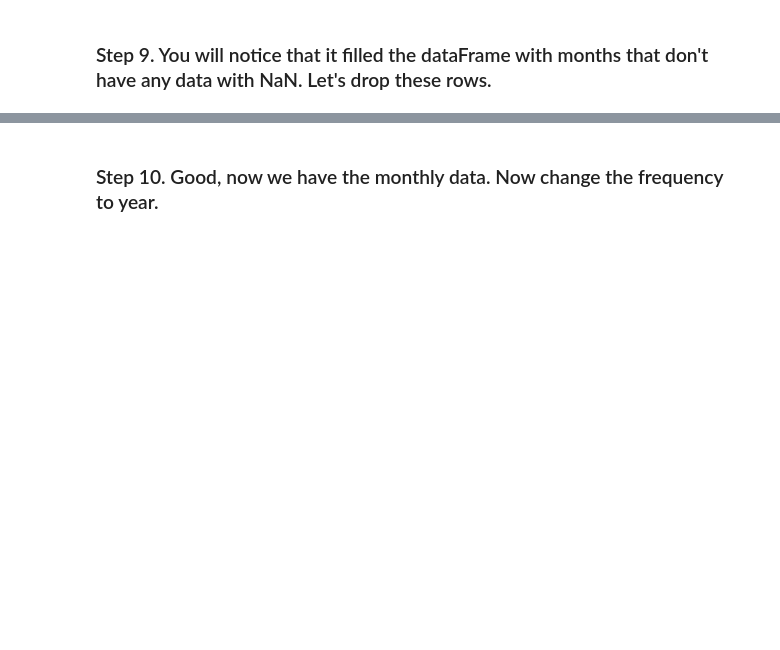
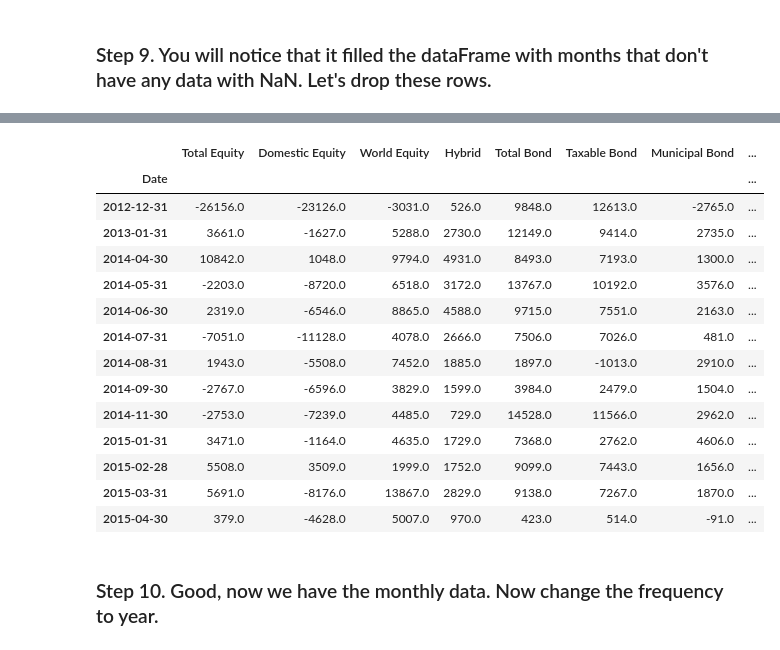
Before and after one commit to andy-j-block/pandas_exercises, a Jupyter notebook: 09_Time_Series/Investor_Flow_of_Funds_US/Exercises.ipynb, the cells around one changed output, grey strips where cells are left out. Drawn from its saved outputs; the diff is of its cells as text; code cells hidden in the pictures; blank space fills up the shorter version.

```diff
--- a/09_Time_Series/Investor_Flow_of_Funds_US/Exercises.ipynb
+++ b/09_Time_Series/Investor_Flow_of_Funds_US/Exercises.ipynb
@@ -65,0 +131,3 @@ dtype('<M8[ns]')
+# %%
+monthly.replace({0:np.nan},inplace=True)
+monthly.head()
@@ -66,2 +142,21 @@ dtype('<M8[ns]')
+# %%
+monthly.dropna(inplace=True)
+monthly
+# %% [output]
+|  | Total Equity | Domestic Equity | World Equity | Hybrid | Total Bond | Taxable Bond | Municipal Bond | ... |
+| Date |  |  |  |  |  |  |  | ... |
+| 2012-12-31 | -26156.0 | -23126.0 | -3031.0 | 526.0 | 9848.0 | 12613.0 | -2765.0 | ... |
+| 2013-01-31 | 3661.0 | -1627.0 | 5288.0 | 2730.0 | 12149.0 | 9414.0 | 2735.0 | ... |
+| 2014-04-30 | 10842.0 | 1048.0 | 9794.0 | 4931.0 | 8493.0 | 7193.0 | 1300.0 | ... |
+| 2014-05-31 | -2203.0 | -8720.0 | 6518.0 | 3172.0 | 13767.0 | 10192.0 | 3576.0 | ... |
+| 2014-06-30 | 2319.0 | -6546.0 | 8865.0 | 4588.0 | 9715.0 | 7551.0 | 2163.0 | ... |
+| 2014-07-31 | -7051.0 | -11128.0 | 4078.0 | 2666.0 | 7506.0 | 7026.0 | 481.0 | ... |
+| 2014-08-31 | 1943.0 | -5508.0 | 7452.0 | 1885.0 | 1897.0 | -1013.0 | 2910.0 | ... |
+| 2014-09-30 | -2767.0 | -6596.0 | 3829.0 | 1599.0 | 3984.0 | 2479.0 | 1504.0 | ... |
+| 2014-11-30 | -2753.0 | -7239.0 | 4485.0 | 729.0 | 14528.0 | 11566.0 | 2962.0 | ... |
+| 2015-01-31 | 3471.0 | -1164.0 | 4635.0 | 1729.0 | 7368.0 | 2762.0 | 4606.0 | ... |
+| 2015-02-28 | 5508.0 | 3509.0 | 1999.0 | 1752.0 | 9099.0 | 7443.0 | 1656.0 | ... |
+| 2015-03-31 | 5691.0 | -8176.0 | 13867.0 | 2829.0 | 9138.0 | 7267.0 | 1870.0 | ... |
+| 2015-04-30 | 379.0 | -4628.0 | 5007.0 | 970.0 | 423.0 | 514.0 | -91.0 | ... |
 # %% [markdown]
 ### Step 10. Good, now we have the monthly data. Now change the frequency to year.
```
Also changed, not shown: parts of 9 cells of this notebook, 1 other file.
